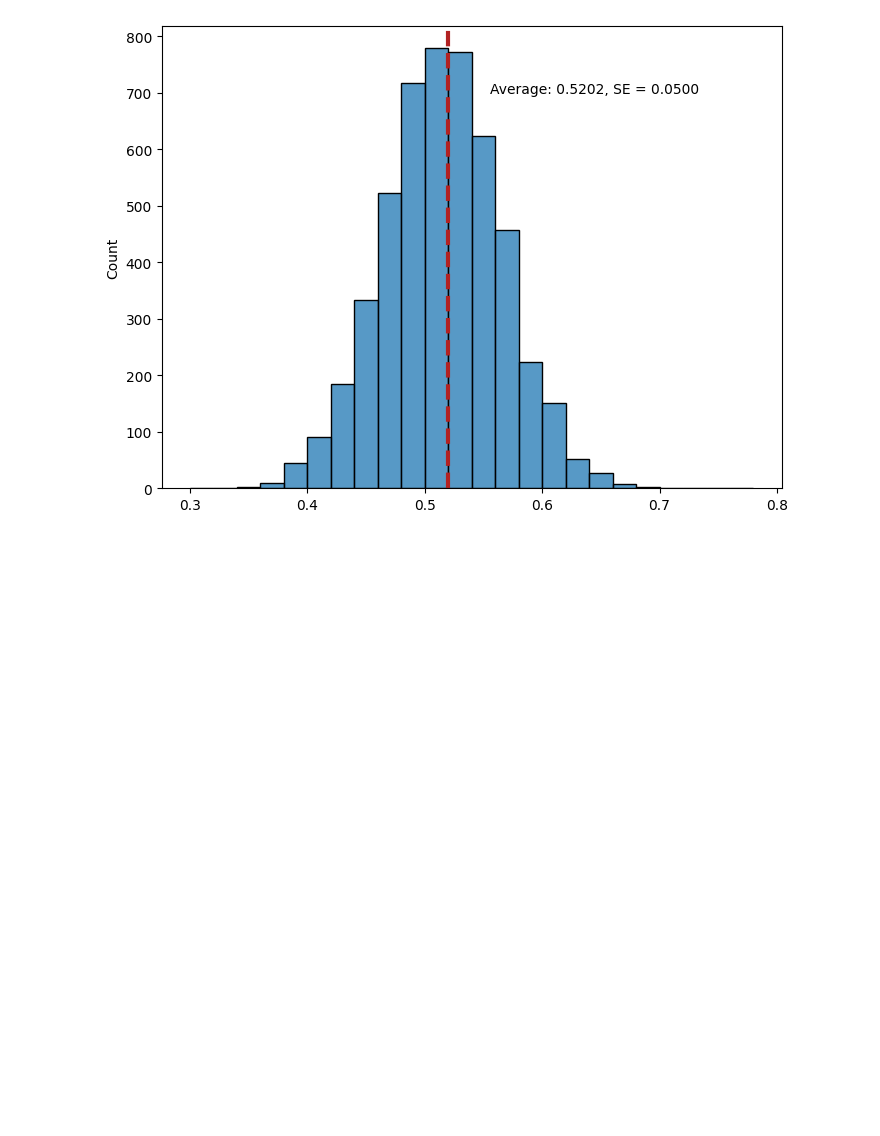
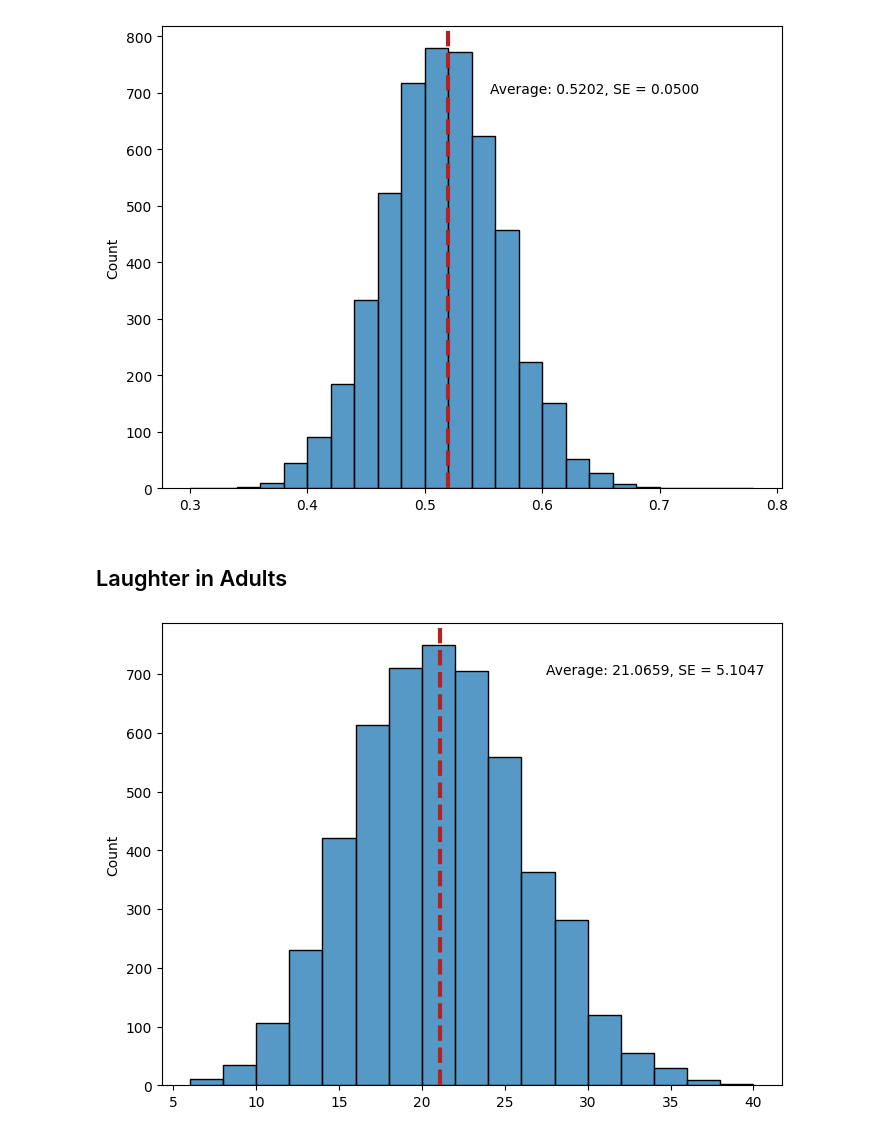
Before and after one commit to LorenzoPeve/Statistical-Inference, a Jupyter notebook: Sampling Distributions/Bootstrap distributions.ipynb, the cells around one changed output. Cells and saved outputs as stored; diff of their text form; code cells hidden in the pictures; blank space fills up the shorter version.

```diff
--- a/Sampling Distributions/Bootstrap distributions.ipynb
+++ b/Sampling Distributions/Bootstrap distributions.ipynb
@@ -65,3 +65,20 @@ ax.axvline(x=avg, linewidth=3, color='firebrick', linestyle = 'dashed')
 add_text(ax, f'Average: {avg:.4f}, SE = {np.std(p, ddof = 1):.4f}', (avg, 700))
 # %% [output]
 [figure]
+# %% [markdown]
+## Laughter in Adults
+# %%
+laughs = [16, 22, 9, 31, 6, 42]
+# %%
+avgs = []
+
+for simulation in range(SIMULATIONS):
+    avgs.append(sum(random.choices(laughs, k = len(laughs)))/ len(laughs))
+avg = sum(avgs) / len(avgs)
+# %%
+fig, ax = plt.subplots(figsize =(8,6))
+ax = sns.histplot(x = avgs, bins = np.arange(6, 42, 2), ax = ax)
+ax.axvline(x=avg, linewidth=3, color='firebrick', linestyle = 'dashed')
+add_text(ax, f'Average: {avg:.4f}, SE = {np.std(avgs, ddof = 1):.4f}', (25, 700))
+# %% [output]
+[figure, added]
```
Also changed, not shown: 2 other files.
